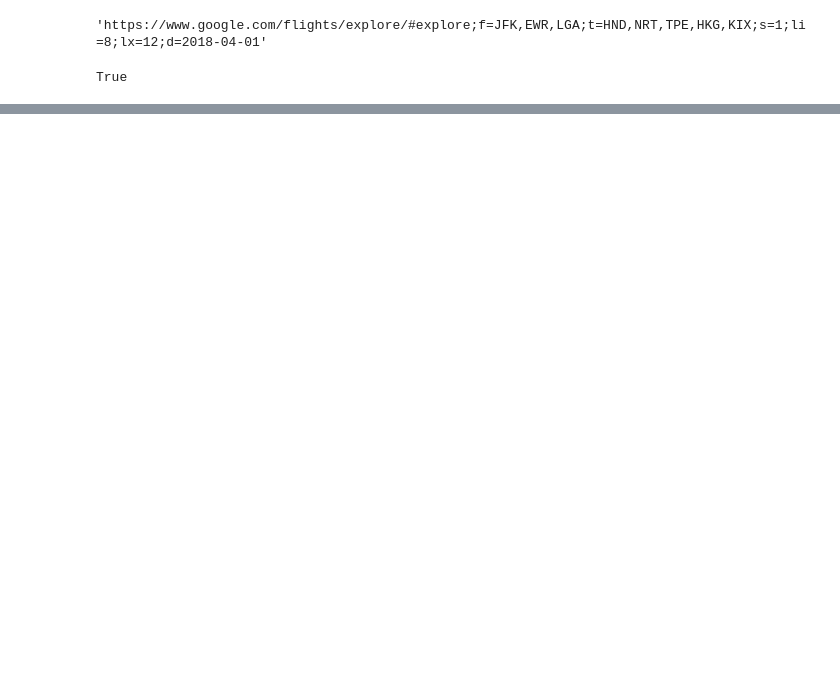
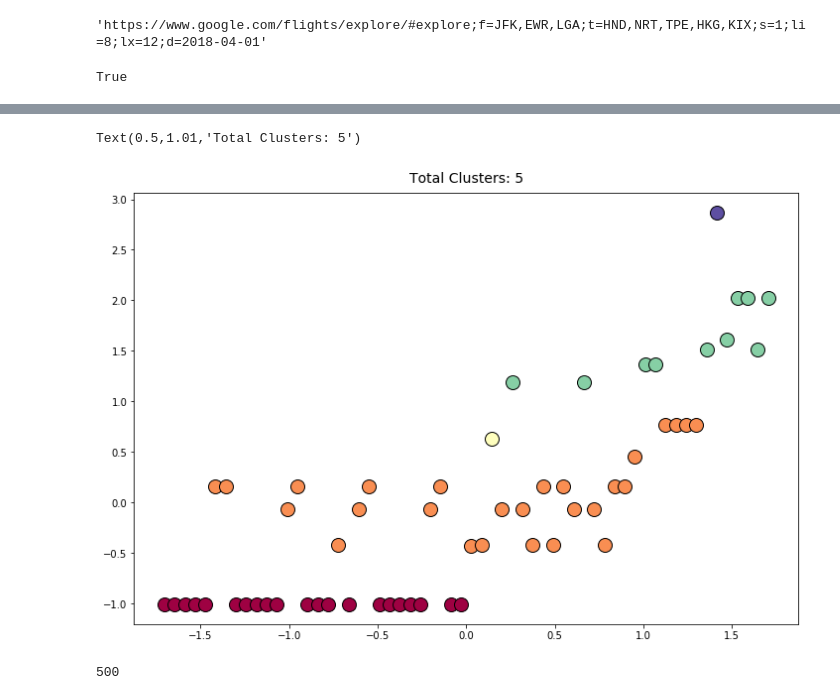
Before and after one commit to MagicMike90/cheap-airfare, a Jupyter notebook: cheap-airfare.ipynb, the cells around one changed output, grey strips where cells are left out. Saved outputs shown, nothing was run; the diff lists cells and outputs as text; code cells hidden in the pictures; blank space fills up the shorter version.

```diff
--- a/cheap-airfare.ipynb
+++ b/cheap-airfare.ipynb
@@ -87,0 +112,3 @@ dtype: float64
+# %%
+px = [x for x in fares['price']]
+ff = pd.DataFrame(px, columns=['fare']).reset_index()
@@ -87,0 +118,25 @@ dtype: float64
+# %%
+X = StandardScaler().fit_transform(ff)
+db = DBSCAN(eps=.5, min_samples=1).fit(X)
+
+labels = db.labels_
+clusters = len(set(labels))
+unique_labels = set(labels)
+colors = plt.cm.Spectral(np.linspace(0,
+                        1, len(unique_labels)))
+
+plt.subplots(figsize=(12,8))
+
+for k, c in zip(unique_labels, colors):
+    class_member_mask = (labels == k)
+    xy = X[class_member_mask]
+    plt.plot(xy[:, 0], xy[:, 1], 'o',
+             markerfacecolor=c,
+             markeredgecolor='k',
+             markersize=14)
+
+plt.title("Total Clusters: {}".format(clusters),
+          fontsize=14, y=1.01)
+# %% [output]
+Text(0.5,1.01,'Total Clusters: 5')
+[figure, added]
@@ -87,0 +170,4 @@ dtype: float64
+# %%
+px[55]
+# %% [output]
+500
```
Also changed, not shown: parts of 15 cells of this notebook, 1 other file.
